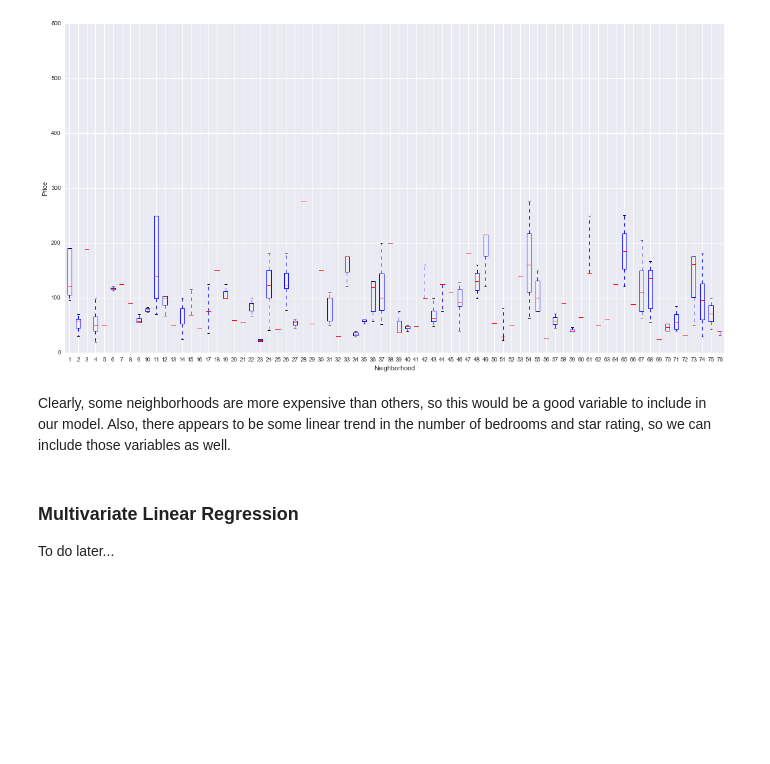
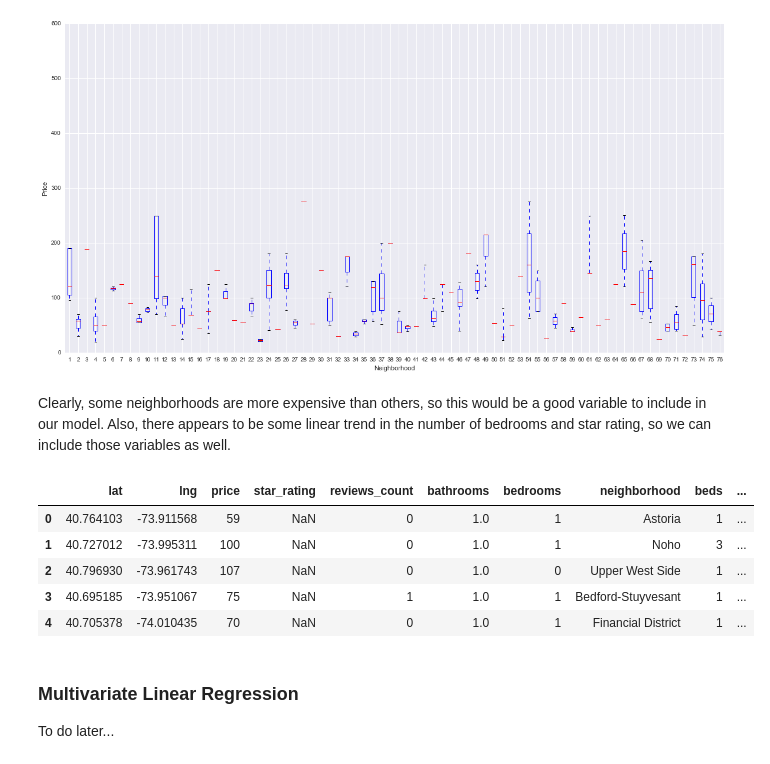
Before and after one commit to shouvikmani/AirbnbDataAnalysis, a Jupyter notebook: Analyzing_Airbnb_in_New_York_City.ipynb, the cells around one changed output. Cells and saved outputs as stored; diff of their text form; code cells hidden in the pictures; blank space fills up the shorter version.

Commit message:
Add code to get avg rent by neighborhood

```diff
--- a/Analyzing_Airbnb_in_New_York_City.ipynb
+++ b/Analyzing_Airbnb_in_New_York_City.ipynb
@@ -237,6 +238,34 @@ plt.ylabel("Price")
 [figure]
 # %% [markdown]
 Clearly, some neighborhoods are more expensive than others, so this would be a good variable to include in our model. Also, there appears to be some linear trend in the number of bedrooms and star rating, so we can include those variables as well.
+# %%
+# Initialize Rents Client
+rents_client = rc.RentsClient("data/MedianRentalPrice_1Bedroom.csv", "New York")
+
+# Find avg rent of each neighborhood
+avg_rents = []
+for i, row in airbnbDF.iterrows():
+    avg_rent = rents_client.get_avg_rent(row["neighborhood"])
+    avg_rents.append(avg_rent)
+
+airbnbDF["avg_neighborhood_rent"] = pd.Series(avg_rents)
+
+# Remove all NaNs
+avg_rents = [r for r in avg_rents if r]
+# Calculate median of all avg rent values
+mean_avg_rent = sum(avg_rents)/float(len(avg_rents))
+
+# Set all avg_neighborhood_rent that are NaN to median value
+airbnbDF["avg_neighborhood_rent"] = airbnbDF["avg_neighborhood_rent"].fillna(mean_avg_rent)
+
+airbnbDF.head()
+# %% [output]
+|  | lat | lng | price | star_rating | reviews_count | bathrooms | bedrooms | neighborhood | beds | ... |
+| 0 | 40.764103 | -73.911568 | 59 | NaN | 0 | 1.0 | 1 | Astoria | 1 | ... |
+| 1 | 40.727012 | -73.995311 | 100 | NaN | 0 | 1.0 | 1 | Noho | 3 | ... |
+| 2 | 40.796930 | -73.961743 | 107 | NaN | 0 | 1.0 | 0 | Upper West Side | 1 | ... |
+| 3 | 40.695185 | -73.951067 | 75 | NaN | 1 | 1.0 | 1 | Bedford-Stuyvesant | 1 | ... |
+| 4 | 40.705378 | -74.010435 | 70 | NaN | 0 | 1.0 | 1 | Financial District | 1 | ... |
 # %% [markdown]
 ### Multivariate Linear Regression
 
```
Also changed, not shown: parts of 2 cells of this notebook, 3 other files.
